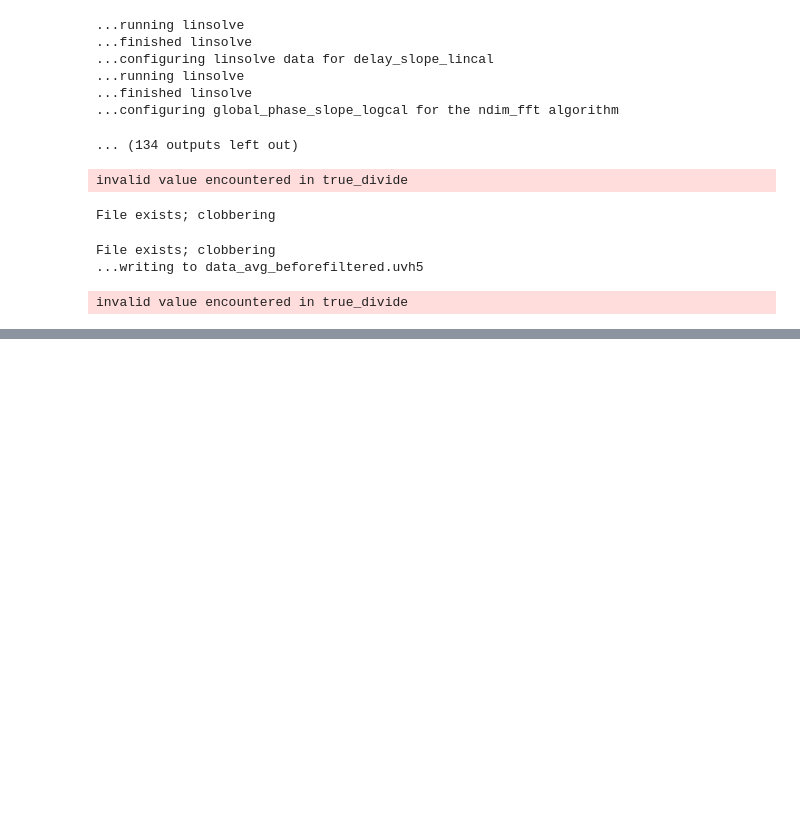
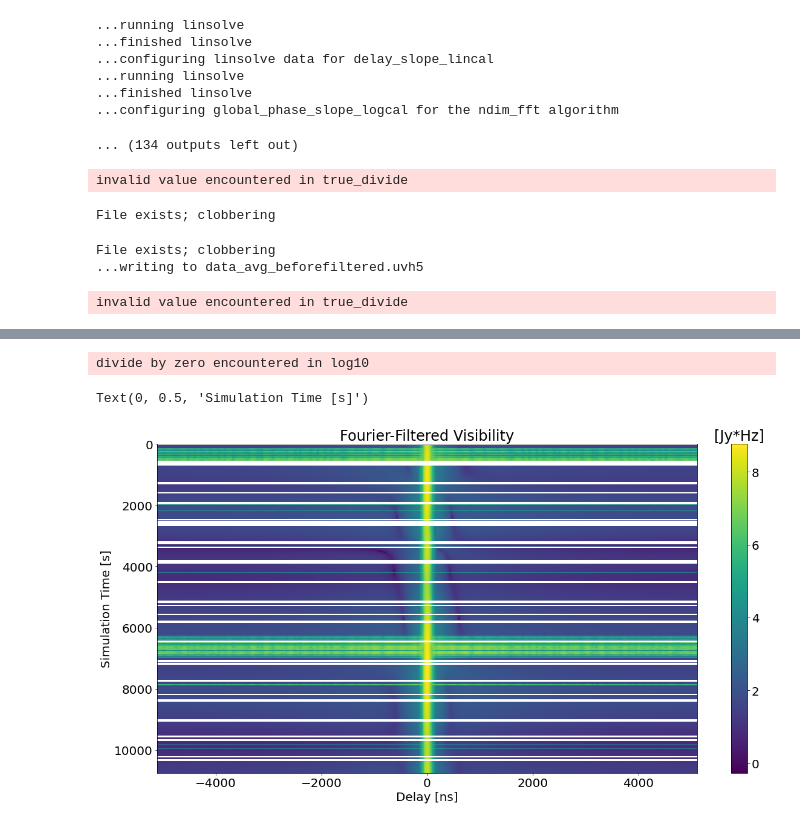
Before and after one commit to kian466/HERA_Calibration, a Jupyter notebook: HERA_CLEAN.ipynb, the cells around one changed output, grey strips where cells are left out. Saved outputs shown, nothing was run; the diff lists cells and outputs as text; code cells hidden in the pictures; blank space fills up the shorter version.

```diff
--- a/HERA_CLEAN.ipynb
+++ b/HERA_CLEAN.ipynb
@@ -674,0 +287,13 @@ plt.legend()
+# %%
+hd = HERAData("data_0_filtered.uvh5")
+data, flags, nsamples = hd.read()
+plt.imshow(np.log10(np.abs(fft(bh*(data[(0,1,'nn')]*(data.freqs[1]-data.freqs[0]))))), extent=ext, aspect='auto')
+clb = plt.colorbar()
+clb.ax.set_title('[Jy*Hz]')
+plt.title('Fourier-Filtered Visibility')
+plt.xlabel('Delay [ns]')
+plt.ylabel('Simulation Time [s]')
+# %% [output]
+divide by zero encountered in log10
+Text(0, 0.5, 'Simulation Time [s]')
+[figure, added]
```
Also changed, not shown: parts of 72 cells of this notebook.
